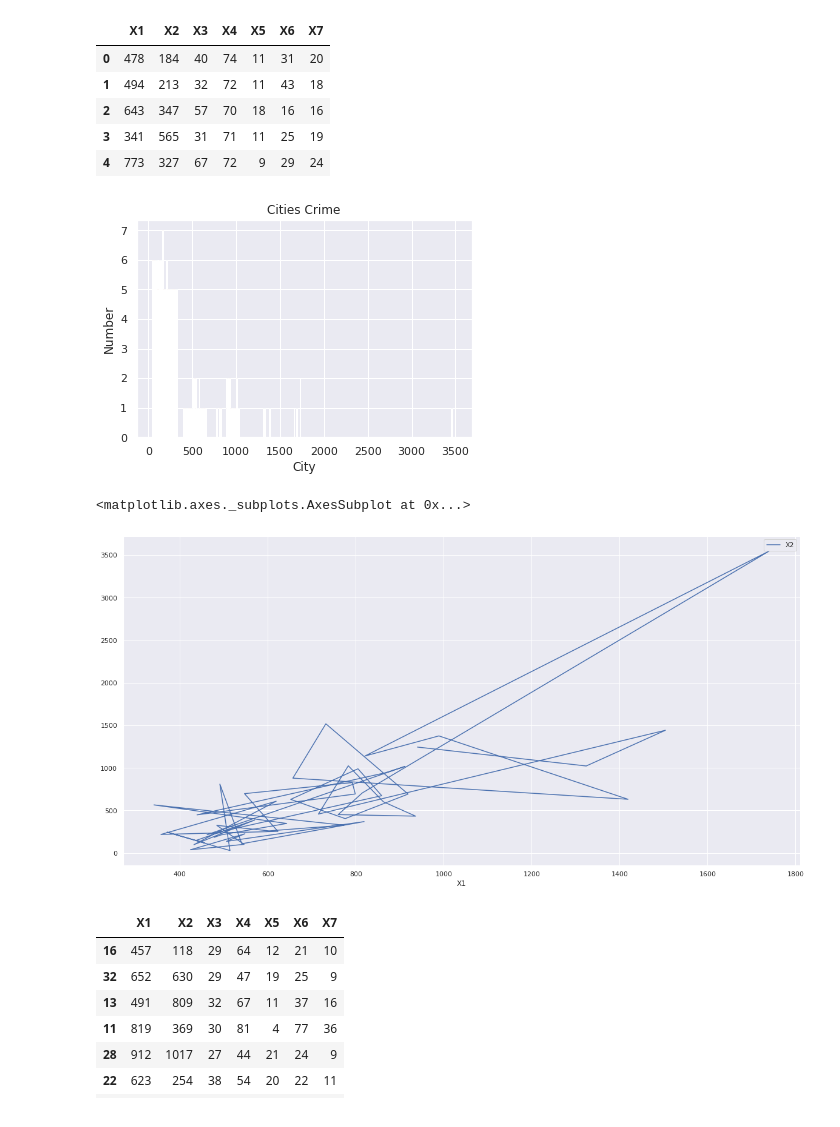
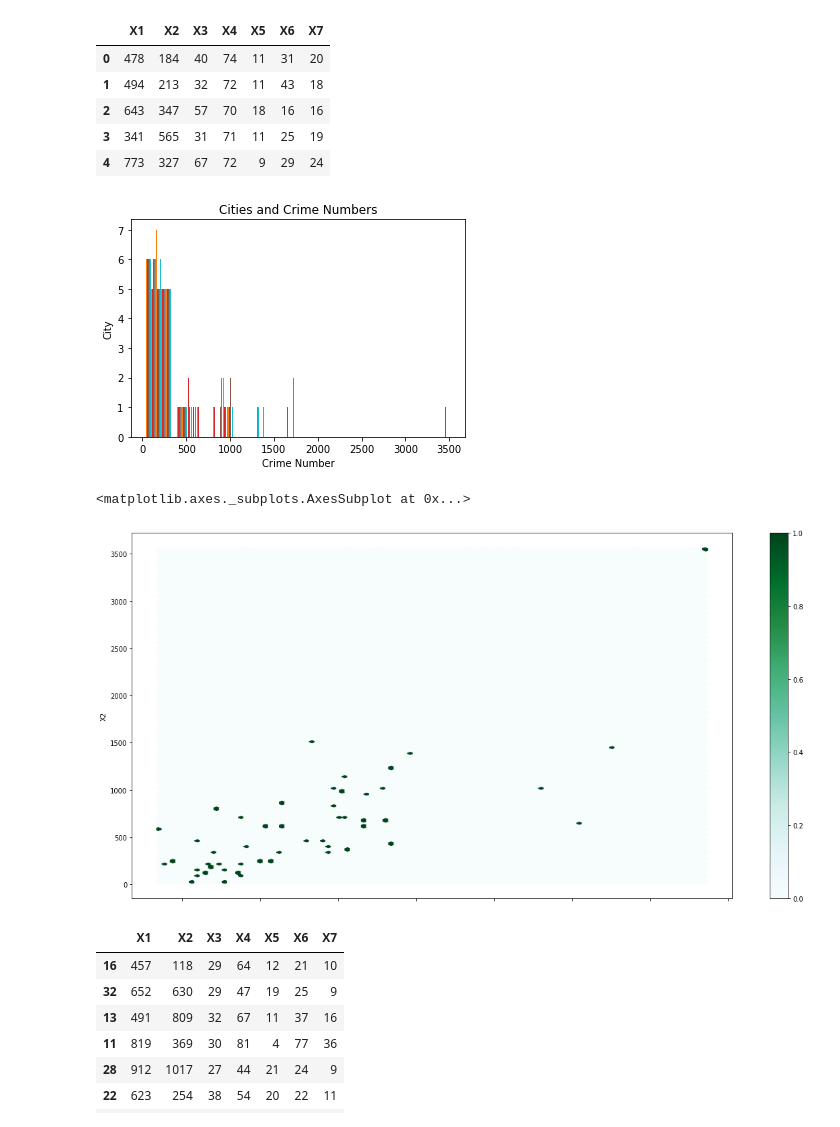
Before and after one commit to Ravkeerat02/Applied_data, a Jupyter notebook: TermProject.ipynb, the cells around one changed output. Drawn from its saved outputs; the diff is of its cells as text; code cells hidden in the pictures.

Commit message:
Updated charts

```diff
--- a/TermProject.ipynb
+++ b/TermProject.ipynb
@@ -66,22 +65,22 @@ data_df.head()
 | 3 | 341 | 565 | 31 | 71 | 11 | 25 | 19 |
 | 4 | 773 | 327 | 67 | 72 | 9 | 29 | 24 |
 # %%
-#Matplotlib  type 1
+#Matplotlib 1. chart
 import matplotlib.pyplot as plt
 import seaborn;
 
 plt.hist(data_df)
-plt.title("Cities Crime")
-plt.xlabel('City')
-plt.ylabel('Number');
+plt.title("Cities and Crime Numbers")
+plt.xlabel('Crime Number')
+plt.ylabel('City');
 # %% [output]
-[figure, old version]
+[figure, new version]
 # %%
-#Matplotlib type2 - scatter plot
-data_df.plot(figsize=(20,10), kind='line',x=0, y=1) # scatter plot
+#Matplotlib 2. chart - hexbin plot
+data_df.plot(figsize=(20,10), kind='hexbin',x=0, y=1) # hexbin plot
 # %% [output]
 <matplotlib.axes._subplots.AxesSubplot at 0x...>
-[figure, old version]
+[figure, new version]
 # %%
 x_train_skl, x_test_skl = train_test_split(data_df,test_size = 0.20, random_state=99)
 x_test_skl
```
Also changed, not shown: parts of 2 cells of this notebook.
